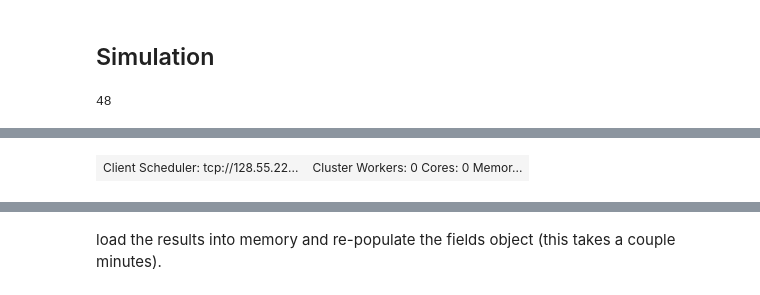
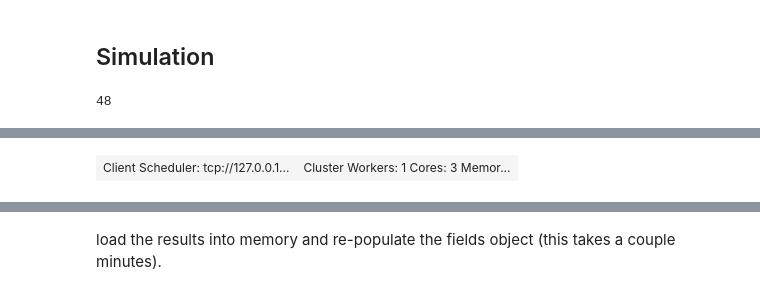
Before and after one commit to lheagy/heagy-2019-casing-ml, a Jupyter notebook: notebooks/TDEM_current_plots.ipynb, the cells around one changed output, grey strips where cells are left out. Drawn from its saved outputs; the diff is of its cells as text; code cells hidden in the pictures.

```diff
--- a/notebooks/TDEM_current_plots.ipynb
+++ b/notebooks/TDEM_current_plots.ipynb
@@ -280,3 +261,7 @@ run = False
+# %%
+# run = False
+run = False
+use_cluster = False
 # %%
 survey = tdem.Survey(source_list)
 # %%
@@ -294,10 +279,13 @@ len(model_names)*16
 # %% [output]
 48
 # %%
-cluster = dask_jobqueue.SLURMCluster(
-    cores=len(model_names),
-    processes=len(model_names), memory=f'{32*len(model_names)}GB',
-    project="m3384",
-    job_extra = ['--constraint=haswell', '--qos=debug',],
-    death_timeout=120,
-)
+if use_cluster is True:
+    cluster = dask_jobqueue.SLURMCluster(
+        cores=len(model_names),
+        processes=len(model_names), memory=f'{32*len(model_names)}GB',
+        project="m3384",
+        job_extra = ['--constraint=haswell', '--qos=debug',],
+        death_timeout=120,
+    )
+
+    print(cluster.job_script())
@@ -329,11 +294,11 @@ JOB_ID=${SLURM_JOB_ID%;*}
 # %%
-client = Client(cluster)
+if use_cluster is True:
+    client = Client(cluster)
+else:
+    client = Client(threads_per_worker=3, n_workers=1)
 client
-
-# client = Client(threads_per_worker=3, n_workers=1)
-# client
 # %% [output]
-| Client Scheduler: tcp://128.55.22... | Cluster Workers: 0 Cores: 0 Memor... |
+| Client Scheduler: tcp://127.0.0.1... | Cluster Workers: 1 Cores: 3 Memor... |
 # %%
 # @dask.delayed
 def run_simulation(m, simulation_params, directory=None, name=None):
```
Also changed, not shown: parts of 82 cells of this notebook.
